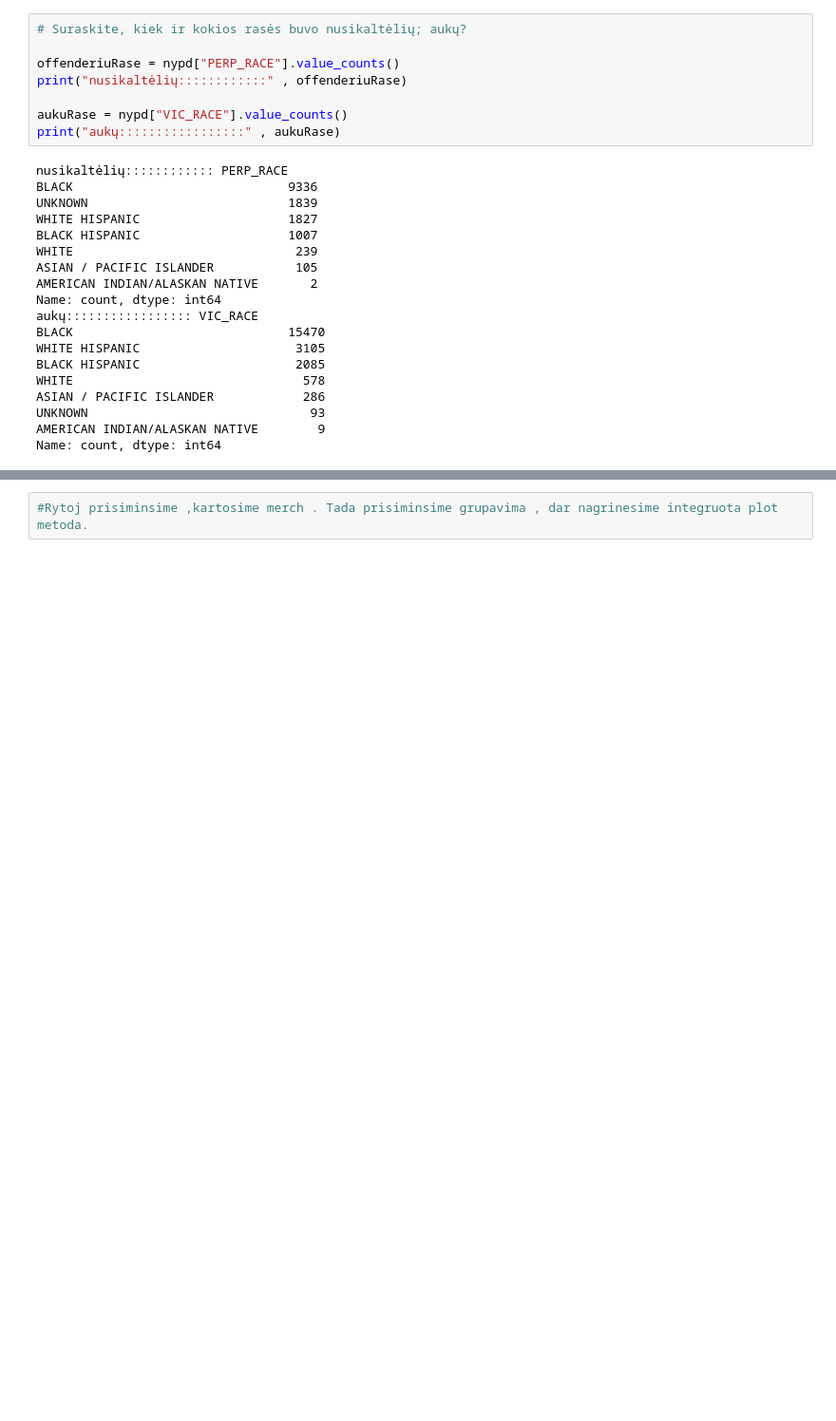
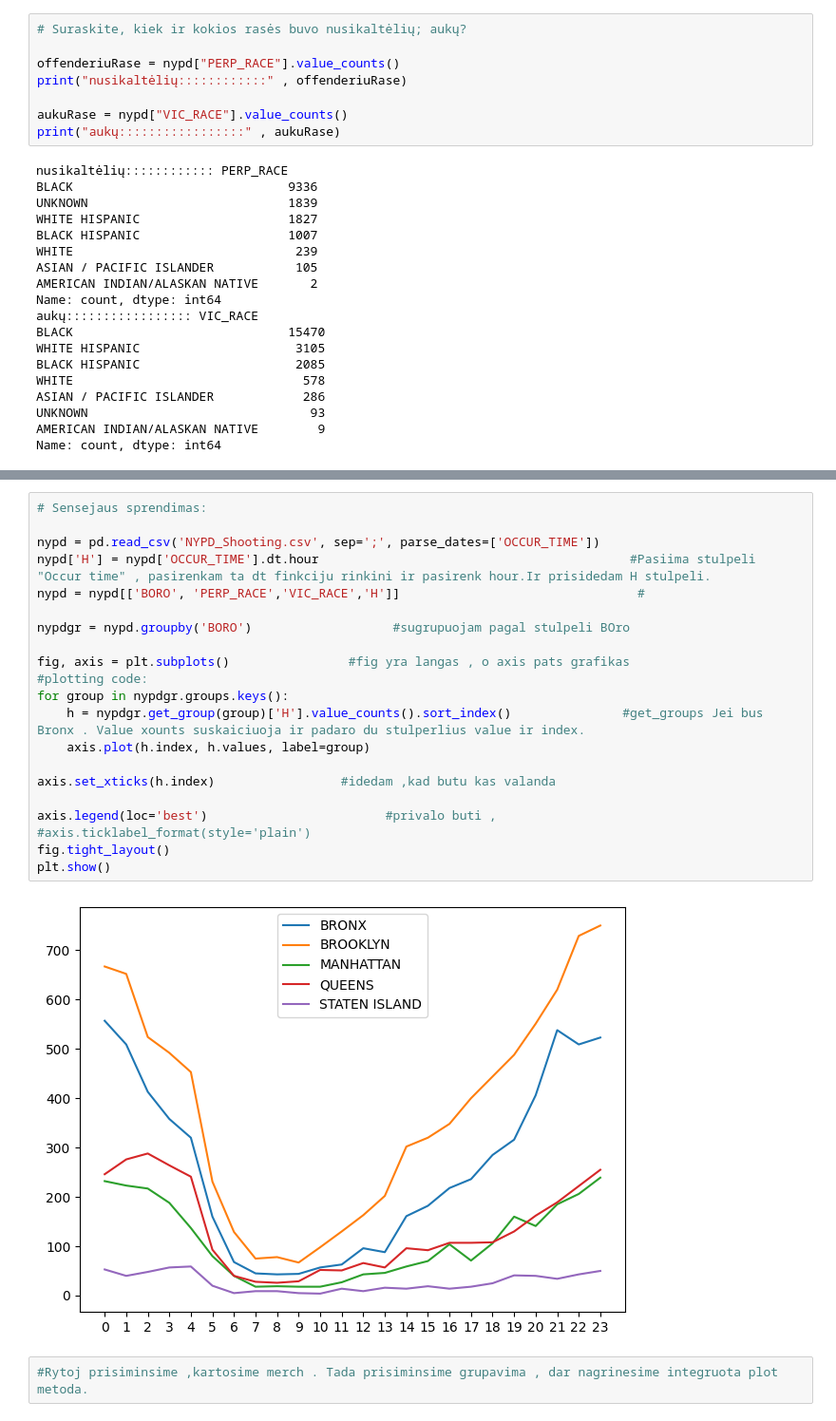
Before and after one commit to EmveeLT/JupyterNotebooks, a Jupyter notebook: Pandas2.ipynb, the cells around one changed output, grey strips where cells are left out. Shown at 95% size. Drawn from its saved outputs; the diff is of its cells as text; blank space fills up the shorter version.

```diff
--- a/Pandas2.ipynb
+++ b/Pandas2.ipynb
@@ -1572,5 +1603,28 @@ fig.tight_layout()
 plt.show()
 # %% [output]
 [figure]
+# %%
+# Sensejaus sprendimas:
+
+nypd = pd.read_csv('NYPD_Shooting.csv', sep=';', parse_dates=['OCCUR_TIME'])
+nypd['H'] = nypd['OCCUR_TIME'].dt.hour                                          #Pasiima stulpeli "Occur time" , pasirenkam ta dt finkciju rinkini ir pasirenk hour.Ir prisidedam H stulpeli.
+nypd = nypd[['BORO', 'PERP_RACE','VIC_RACE','H']]                                #
+
+nypdgr = nypd.groupby('BORO')                   #sugrupuojam pagal stulpeli BOro
+
+fig, axis = plt.subplots()                #fig yra langas , o axis pats grafikas
+#plotting code:
+for group in nypdgr.groups.keys():
+    h = nypdgr.get_group(group)['H'].value_counts().sort_index()               #get_groups Jei bus Bronx . Value xounts suskaiciuoja ir padaro du stulperlius value ir index.
+    axis.plot(h.index, h.values, label=group)
+
+axis.set_xticks(h.index)                 #idedam ,kad butu kas valanda
+
+axis.legend(loc='best')                        #privalo buti ,
+#axis.ticklabel_format(style='plain')
+fig.tight_layout()
+plt.show()
+# %% [output]
+[figure, added]
 # %%
 #Rytoj prisiminsime ,kartosime merch . Tada prisiminsime grupavima , dar nagrinesime integruota plot metoda.
```
Also changed, not shown: parts of 21 cells of this notebook, 1 other file.
